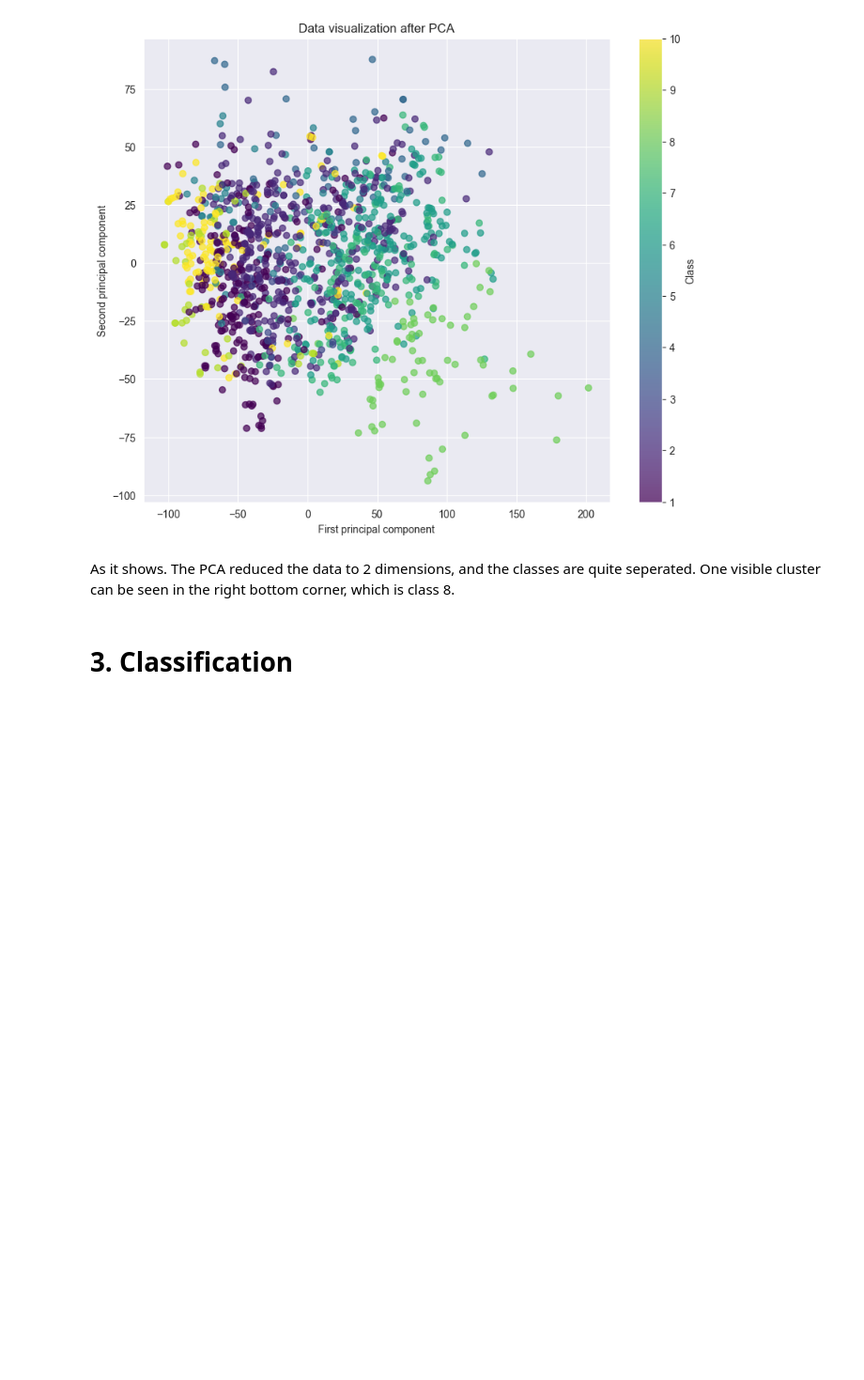
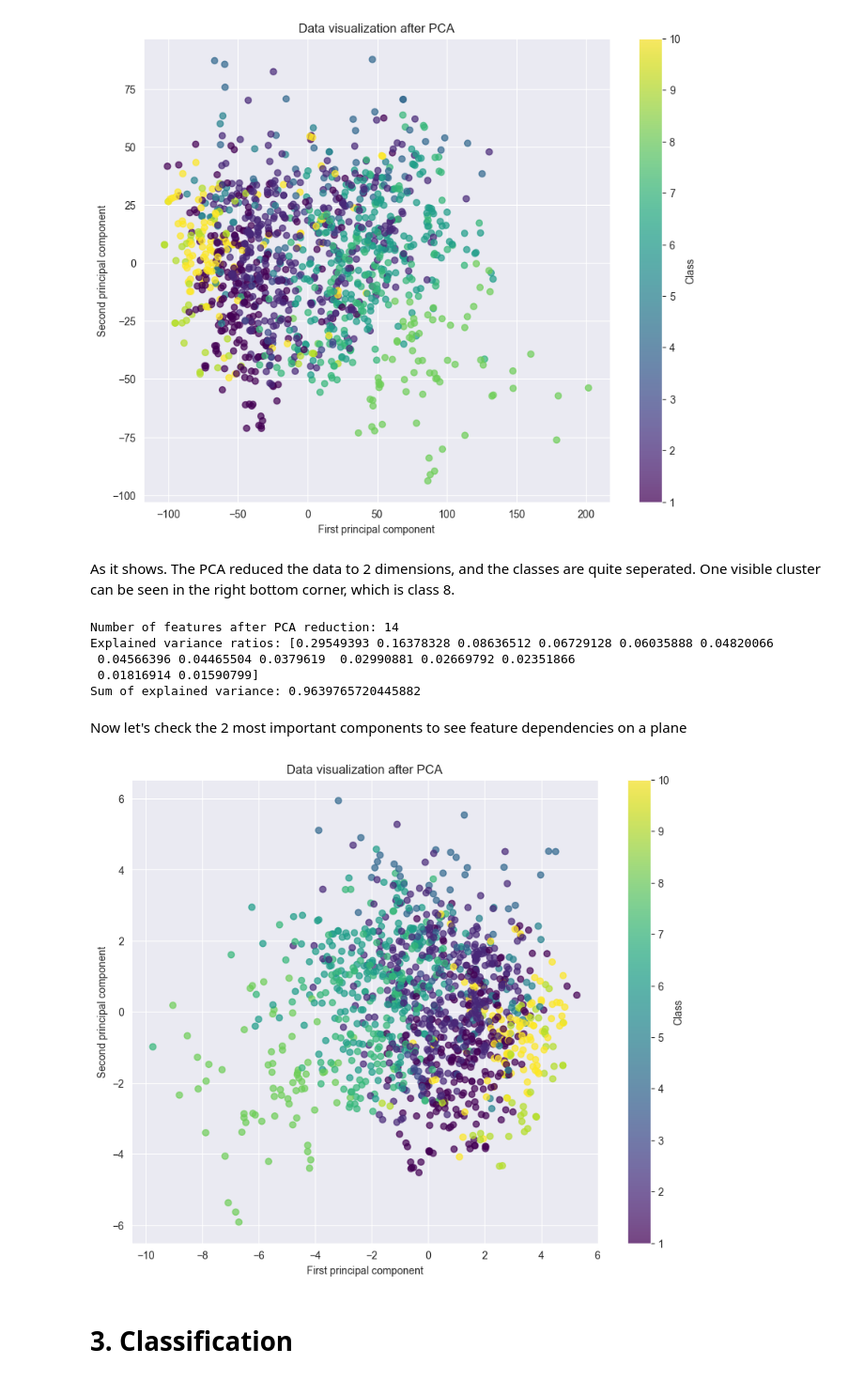
Before and after one commit to Voldziu/AI, a Jupyter notebook: CTG/EDA.ipynb, the cells around one changed output. Shown at 94% size. Drawn from its saved outputs; the diff is of its cells as text; code cells hidden in the pictures; blank space fills up the shorter version.

```diff
--- a/CTG/EDA.ipynb
+++ b/CTG/EDA.ipynb
@@ -202,3 +205,31 @@ As it shows. The PCA reduced the data to 2 dimensions, and the classes are quite
+# %%
+pca = PCA(n_components=0.95)  # Retain 95% of variance
+X_train_combo = pca.fit_transform(X_train_std)
+X_val_combo = pca.transform(X_val_std)
+X_test_combo = pca.transform(X_test_std)
+
+print(f"Number of features after PCA reduction: {X_train_combo.shape[1]}")
+print(f"Explained variance ratios: {pca.explained_variance_ratio_}")
+print(f"Sum of explained variance: {np.sum(pca.explained_variance_ratio_)}")
+# %% [output]
+Number of features after PCA reduction: 14
+Explained variance ratios: [0.29549393 0.16378328 0.08636512 0.06729128 0.06035888 0.04820066
+ 0.04566396 0.04465504 0.0379619  0.02990881 0.02669792 0.02351866
+ 0.01816914 0.01590799]
+Sum of explained variance: 0.9639765720445882
+# %% [markdown]
+Now let's check the 2 most important components to see feature dependencies on a plane
+# %%
+# Visualize data after PCA reduction (first 2 components)
+plt.figure(figsize=(10, 8))
+plt.scatter(X_train_combo[:, 0], X_train_combo[:, 1], c=y_train, cmap='viridis', alpha=0.7)
+plt.title('Data visualization after PCA')
+plt.xlabel('First principal component')
+plt.ylabel('Second principal component')
+plt.colorbar(label='Class')
+plt.show()
+# %% [output]
+[figure, added]
 # %% [markdown]
 # 3. Classification
 # %%
```
Also changed, not shown: parts of 24 cells of this notebook, 9 other files.
